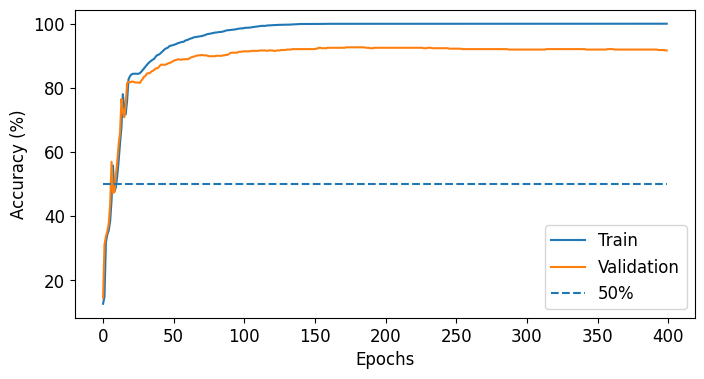
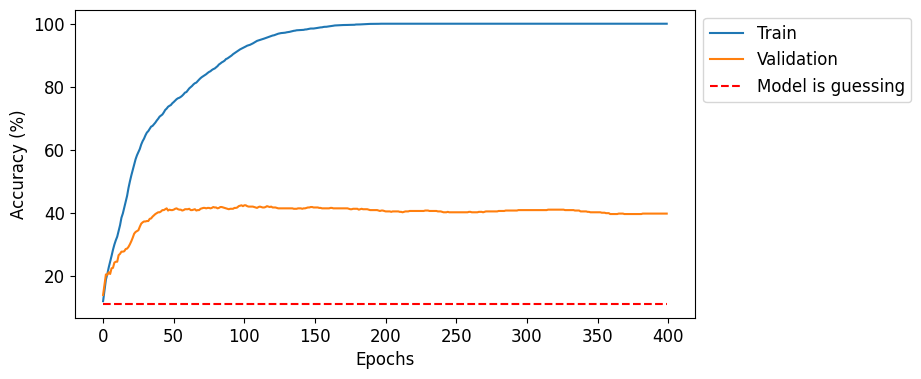
The notebook cell's code change between the first figure and the second:
--- before
+++ after
@@ -1,7 +1,7 @@
 plt.plot(epochs_list, train_accs, label = 'Train')
 plt.plot(epochs_list, val_accs, label = 'Validation')
-plt.hlines(50, 0, epochs_list[-1], linestyles='--', label = '50%')
+plt.hlines(100/9, 0, epochs_list[-1], linestyles='--', color ='red', label = 'Model = guessing')
 plt.xlabel('Epochs')
 plt.ylabel('Accuracy (%)')
-plt.legend()
+plt.legend(bbox_to_anchor = (1,1))
 plt.show()

Commit: Change to plot accuracy